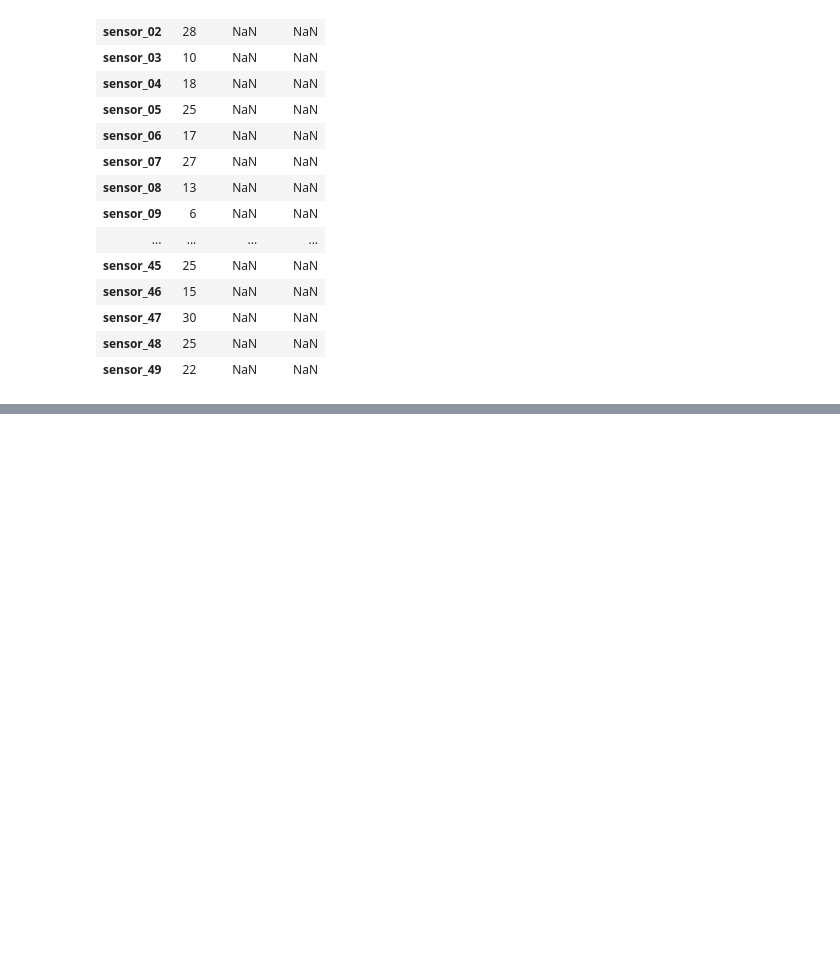
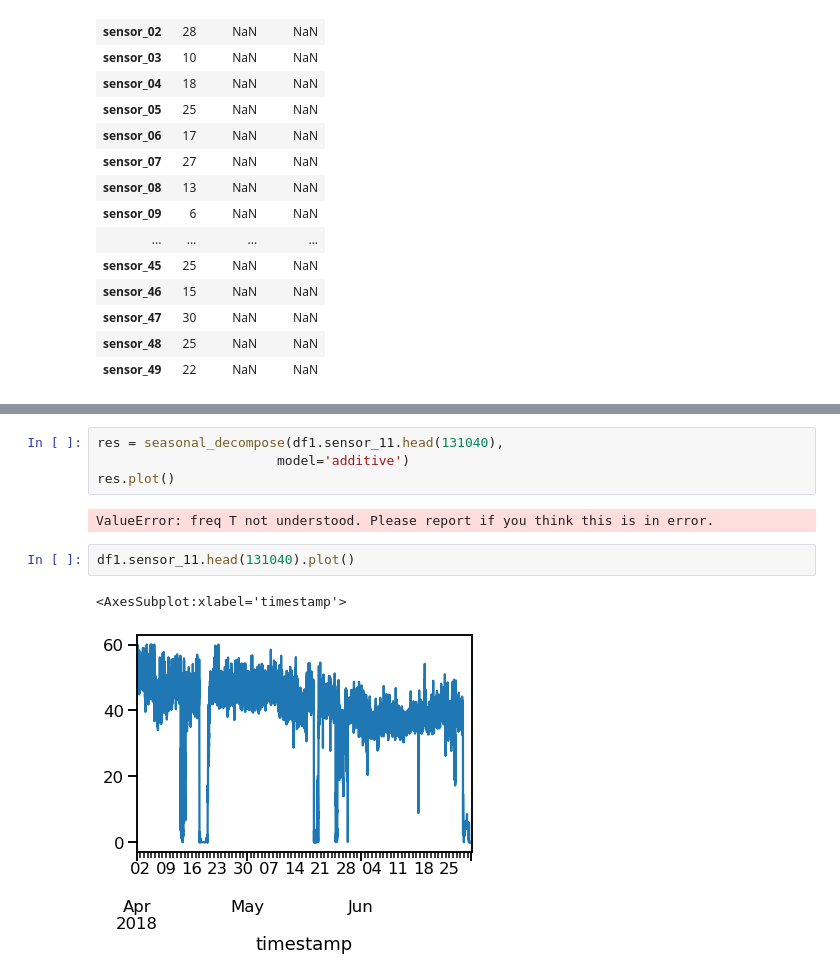
Before and after one commit to NicolaRonzoni/System-for-anomaly-detection, a Jupyter notebook: Time series.ipynb, the cells around one changed output, grey strips where cells are left out. Saved outputs shown, nothing was run; the diff lists cells and outputs as text; blank space fills up the shorter version.

```diff
--- a/Time series.ipynb
+++ b/Time series.ipynb
@@ -583,0 +653,11 @@ df.to_csv(f's3://{bucket}/{key}')
+# %%
+res = seasonal_decompose(df1.sensor_11.head(131040),
+                       model='additive')
+res.plot()
+# %% [output]
+ValueError: freq T not understood. Please report if you think this is in error.
+# %%
+df1.sensor_11.head(131040).plot()
+# %% [output]
+<AxesSubplot:xlabel='timestamp'>
+[figure, added]
```
Also changed, not shown: parts of 11 cells of this notebook.
